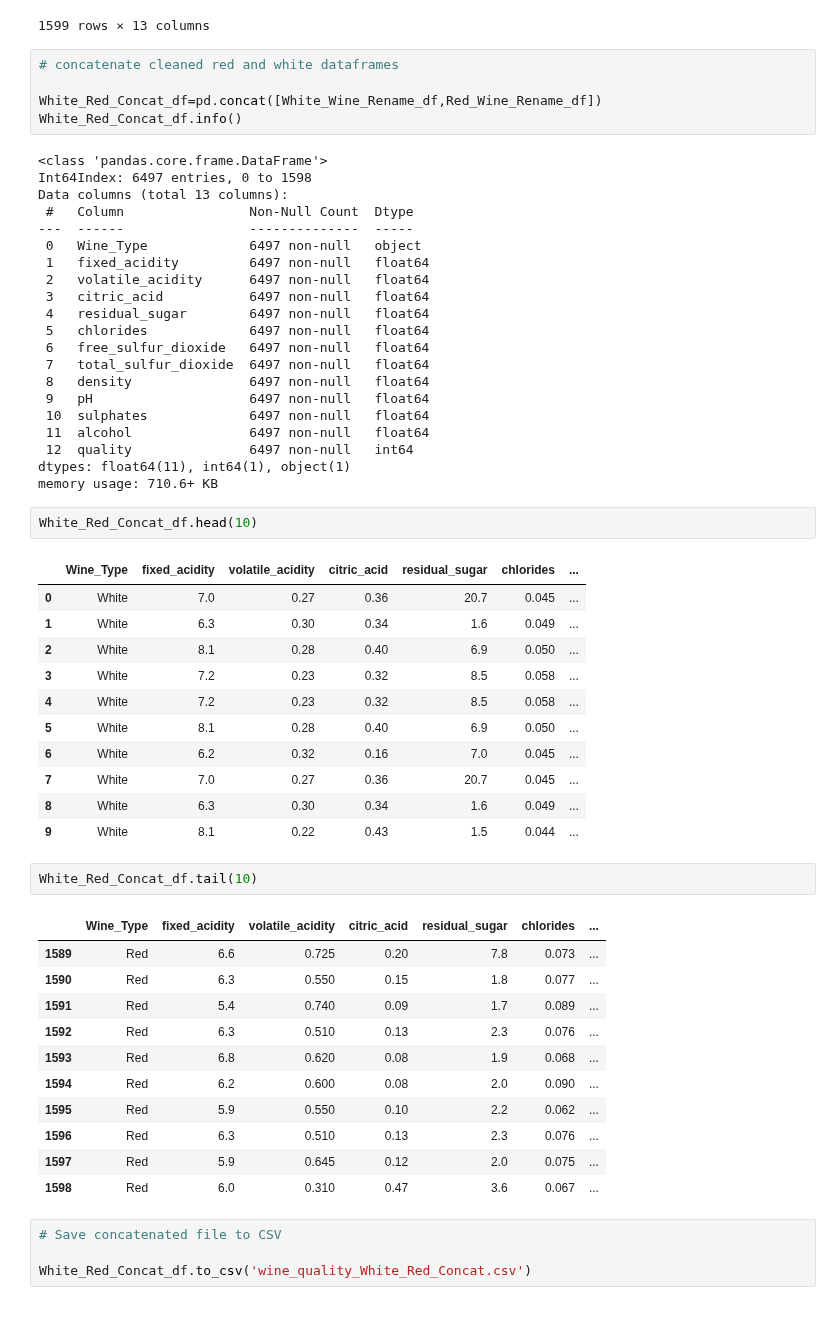
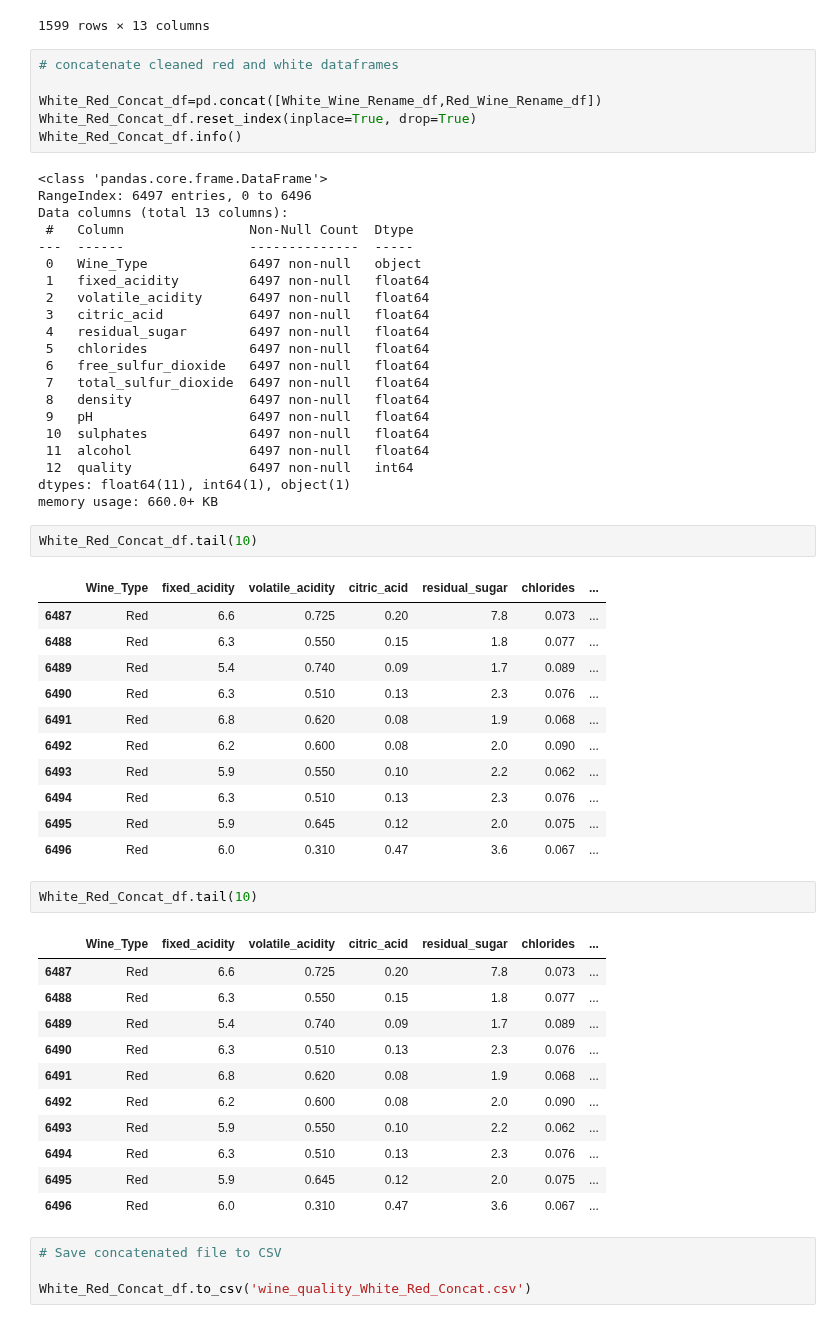
Before and after one commit to nmdollhopf/team1_wine_project, a Jupyter notebook: Wine_exploratory_analysis.ipynb, the cells around one changed output. Cells and saved outputs as stored; diff of their text form.

```diff
--- a/Wine_exploratory_analysis.ipynb
+++ b/Wine_exploratory_analysis.ipynb
@@ -237,10 +241,11 @@ Red_Wine_Rename_df
 # concatenate cleaned red and white dataframes
 
 White_Red_Concat_df=pd.concat([White_Wine_Rename_df,Red_Wine_Rename_df])
+White_Red_Concat_df.reset_index(inplace=True, drop=True)
 White_Red_Concat_df.info()
 # %% [output]
 <class 'pandas.core.frame.DataFrame'>
-Int64Index: 6497 entries, 0 to 1598
+RangeIndex: 6497 entries, 0 to 6496
 Data columns (total 13 columns):
  #   Column                Non-Null Count  Dtype
 ---  ------                --------------  -----
@@ -258,35 +263,35 @@ Data columns (total 13 columns):
  11  alcohol               6497 non-null   float64
  12  quality               6497 non-null   int64
 dtypes: float64(11), int64(1), object(1)
-memory usage: 710.6+ KB
+memory usage: 660.0+ KB
 # %%
-White_Red_Concat_df.head(10)
+White_Red_Concat_df.tail(10)
 # %% [output]
 |  | Wine_Type | fixed_acidity | volatile_acidity | citric_acid | residual_sugar | chlorides | ... |
-| 0 | White | 7.0 | 0.27 | 0.36 | 20.7 | 0.045 | ... |
-| 1 | White | 6.3 | 0.30 | 0.34 | 1.6 | 0.049 | ... |
-| 2 | White | 8.1 | 0.28 | 0.40 | 6.9 | 0.050 | ... |
-| 3 | White | 7.2 | 0.23 | 0.32 | 8.5 | 0.058 | ... |
-| 4 | White | 7.2 | 0.23 | 0.32 | 8.5 | 0.058 | ... |
-| 5 | White | 8.1 | 0.28 | 0.40 | 6.9 | 0.050 | ... |
-| 6 | White | 6.2 | 0.32 | 0.16 | 7.0 | 0.045 | ... |
-| 7 | White | 7.0 | 0.27 | 0.36 | 20.7 | 0.045 | ... |
-| 8 | White | 6.3 | 0.30 | 0.34 | 1.6 | 0.049 | ... |
-| 9 | White | 8.1 | 0.22 | 0.43 | 1.5 | 0.044 | ... |
+| 6487 | Red | 6.6 | 0.725 | 0.20 | 7.8 | 0.073 | ... |
+| 6488 | Red | 6.3 | 0.550 | 0.15 | 1.8 | 0.077 | ... |
+| 6489 | Red | 5.4 | 0.740 | 0.09 | 1.7 | 0.089 | ... |
+| 6490 | Red | 6.3 | 0.510 | 0.13 | 2.3 | 0.076 | ... |
+| 6491 | Red | 6.8 | 0.620 | 0.08 | 1.9 | 0.068 | ... |
+| 6492 | Red | 6.2 | 0.600 | 0.08 | 2.0 | 0.090 | ... |
+| 6493 | Red | 5.9 | 0.550 | 0.10 | 2.2 | 0.062 | ... |
+| 6494 | Red | 6.3 | 0.510 | 0.13 | 2.3 | 0.076 | ... |
+| 6495 | Red | 5.9 | 0.645 | 0.12 | 2.0 | 0.075 | ... |
+| 6496 | Red | 6.0 | 0.310 | 0.47 | 3.6 | 0.067 | ... |
 # %%
 White_Red_Concat_df.tail(10)
 # %% [output]
 |  | Wine_Type | fixed_acidity | volatile_acidity | citric_acid | residual_sugar | chlorides | ... |
-| 1589 | Red | 6.6 | 0.725 | 0.20 | 7.8 | 0.073 | ... |
-| 1590 | Red | 6.3 | 0.550 | 0.15 | 1.8 | 0.077 | ... |
-| 1591 | Red | 5.4 | 0.740 | 0.09 | 1.7 | 0.089 | ... |
-| 1592 | Red | 6.3 | 0.510 | 0.13 | 2.3 | 0.076 | ... |
-| 1593 | Red | 6.8 | 0.620 | 0.08 | 1.9 | 0.068 | ... |
-| 1594 | Red | 6.2 | 0.600 | 0.08 | 2.0 | 0.090 | ... |
-| 1595 | Red | 5.9 | 0.550 | 0.10 | 2.2 | 0.062 | ... |
-| 1596 | Red | 6.3 | 0.510 | 0.13 | 2.3 | 0.076 | ... |
-| 1597 | Red | 5.9 | 0.645 | 0.12 | 2.0 | 0.075 | ... |
-| 1598 | Red | 6.0 | 0.310 | 0.47 | 3.6 | 0.067 | ... |
+| 6487 | Red | 6.6 | 0.725 | 0.20 | 7.8 | 0.073 | ... |
+| 6488 | Red | 6.3 | 0.550 | 0.15 | 1.8 | 0.077 | ... |
+| 6489 | Red | 5.4 | 0.740 | 0.09 | 1.7 | 0.089 | ... |
+| 6490 | Red | 6.3 | 0.510 | 0.13 | 2.3 | 0.076 | ... |
+| 6491 | Red | 6.8 | 0.620 | 0.08 | 1.9 | 0.068 | ... |
+| 6492 | Red | 6.2 | 0.600 | 0.08 | 2.0 | 0.090 | ... |
+| 6493 | Red | 5.9 | 0.550 | 0.10 | 2.2 | 0.062 | ... |
+| 6494 | Red | 6.3 | 0.510 | 0.13 | 2.3 | 0.076 | ... |
+| 6495 | Red | 5.9 | 0.645 | 0.12 | 2.0 | 0.075 | ... |
+| 6496 | Red | 6.0 | 0.310 | 0.47 | 3.6 | 0.067 | ... |
 # %%
 # Save concatenated file to CSV
 
```
Also changed, not shown: parts of 22 cells of this notebook, 6 other files.
